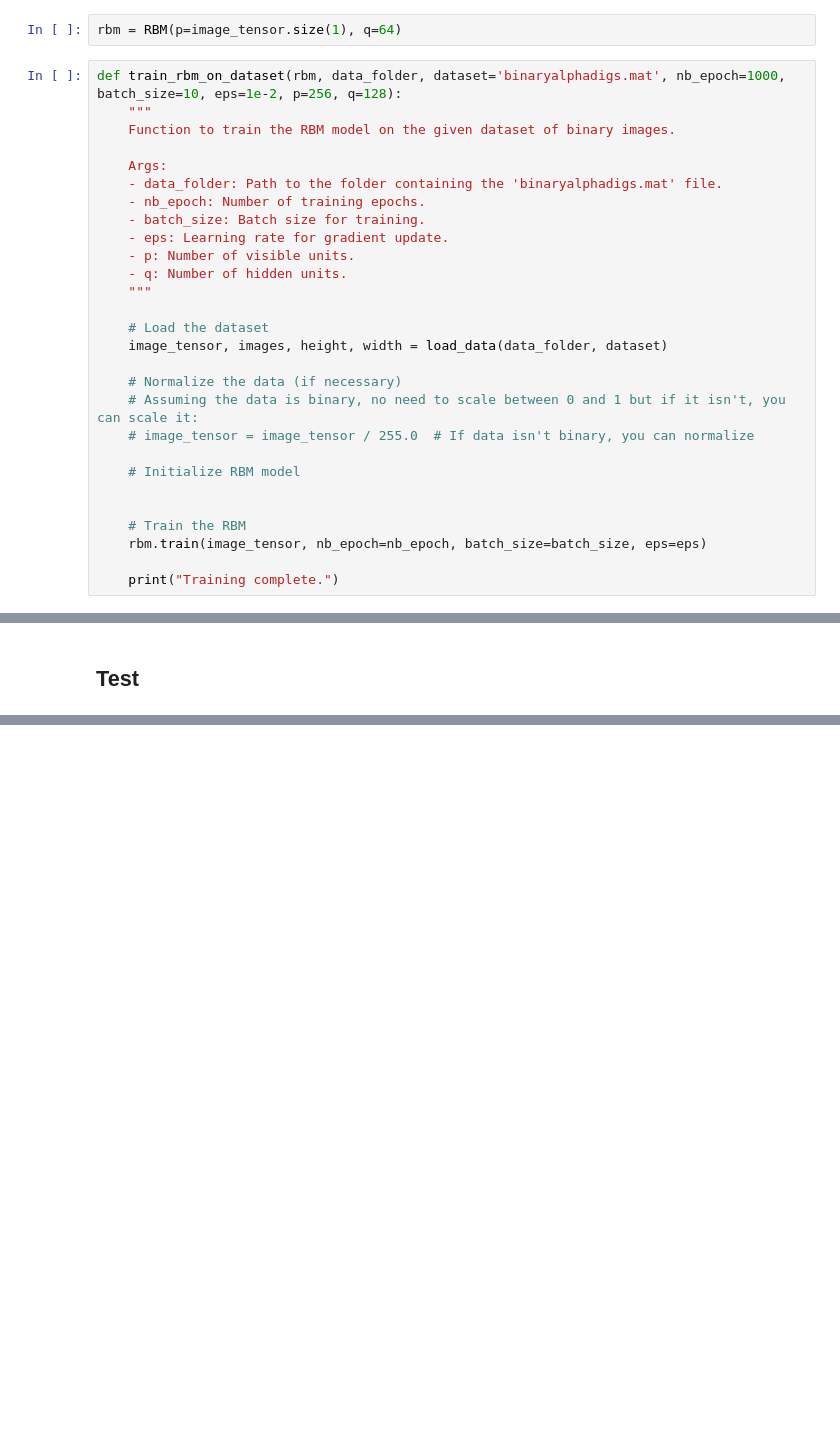
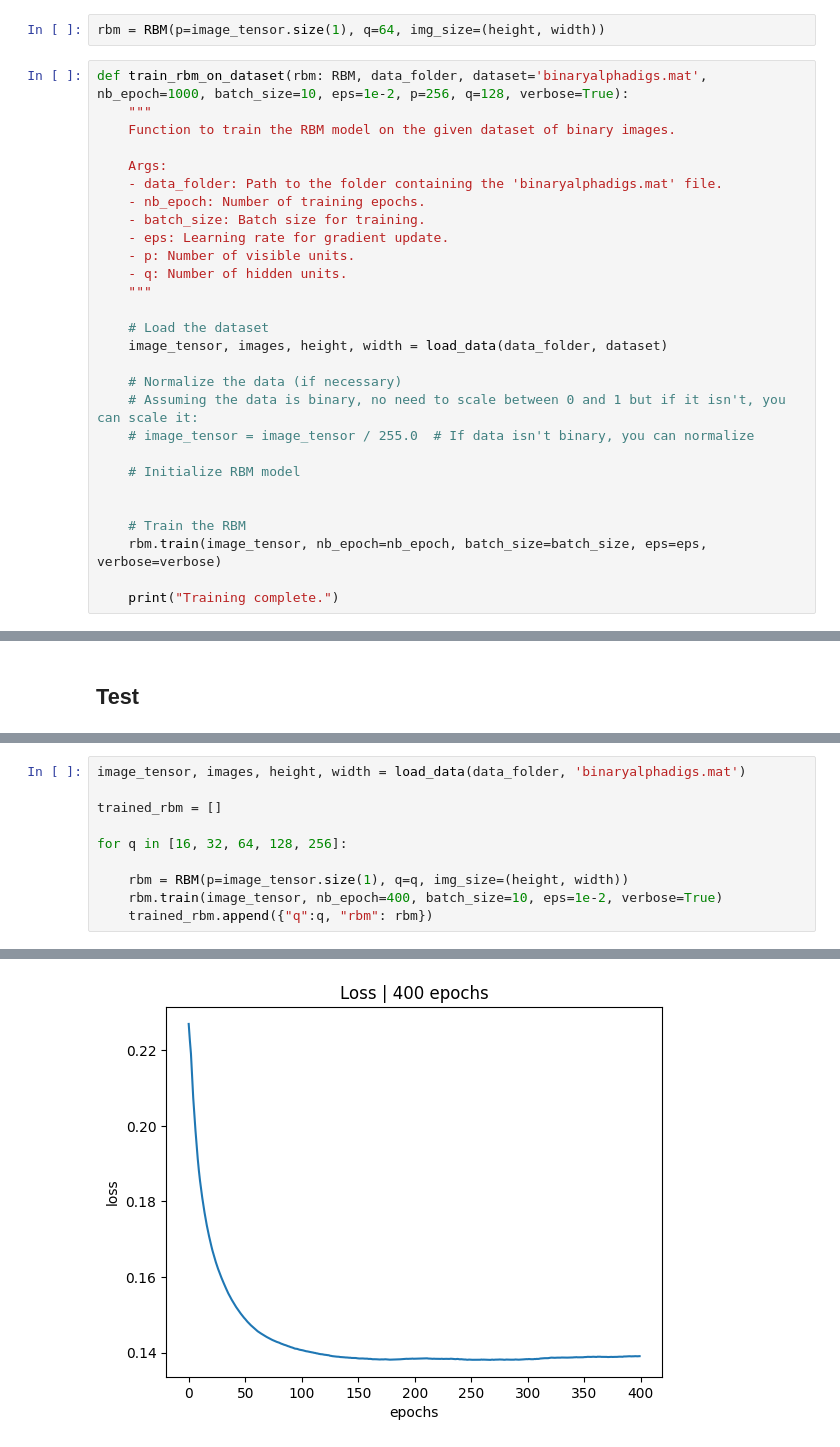
Before and after one commit to taognt/RBM, a Jupyter notebook: exploration.ipynb, the cells around one changed output, grey strips where cells are left out. Drawn from its saved outputs; the diff is of its cells as text; blank space fills up the shorter version.

```diff
--- a/exploration.ipynb
+++ b/exploration.ipynb
@@ -263,9 +293,9 @@ class RBM(nn.Module):
 # %% [markdown]
 ## Training
 # %%
-rbm = RBM(p=image_tensor.size(1), q=64)
+rbm = RBM(p=image_tensor.size(1), q=64, img_size=(height, width))
 # %%
-def train_rbm_on_dataset(rbm, data_folder, dataset='binaryalphadigs.mat', nb_epoch=1000, batch_size=10, eps=1e-2, p=256, q=128):
+def train_rbm_on_dataset(rbm: RBM, data_folder, dataset='binaryalphadigs.mat', nb_epoch=1000, batch_size=10, eps=1e-2, p=256, q=128, verbose=True):
     """
     Function to train the RBM model on the given dataset of binary images.
 
@@ -289,7 +319,7 @@ def train_rbm_on_dataset(rbm, data_folder, dataset='binaryalphadigs.mat', nb_epo
 
 
     # Train the RBM
-    rbm.train(image_tensor, nb_epoch=nb_epoch, batch_size=batch_size, eps=eps)
+    rbm.train(image_tensor, nb_epoch=nb_epoch, batch_size=batch_size, eps=eps, verbose=verbose)
 
     print("Training complete.")
 # %%
@@ -327,0 +338,11 @@ size: torch.Size([10, 320])
+# %%
+image_tensor, images, height, width = load_data(data_folder, 'binaryalphadigs.mat')
+
+trained_rbm = []
+
+for q in [16, 32, 64, 128, 256]:
+
+    rbm = RBM(p=image_tensor.size(1), q=q, img_size=(height, width))
+    rbm.train(image_tensor, nb_epoch=400, batch_size=10, eps=1e-2, verbose=True)
+    trained_rbm.append({"q":q, "rbm": rbm})
+# %% [output]
@@ -327,0 +366 @@ size: torch.Size([10, 320])
+[figure, added]
```
Also changed, not shown: parts of 37 cells of this notebook, 40 other files.
